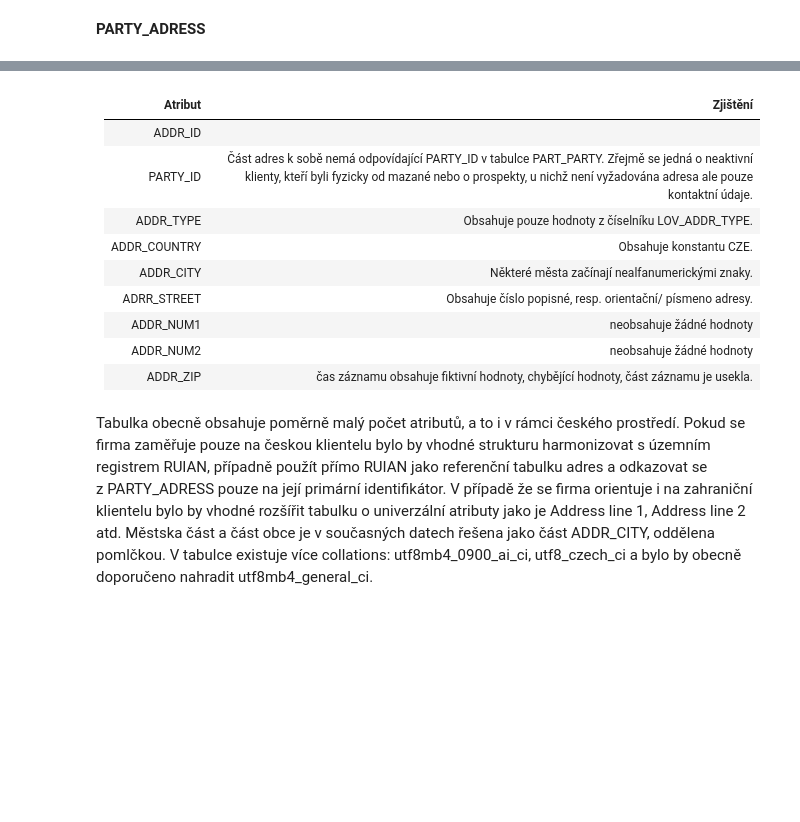
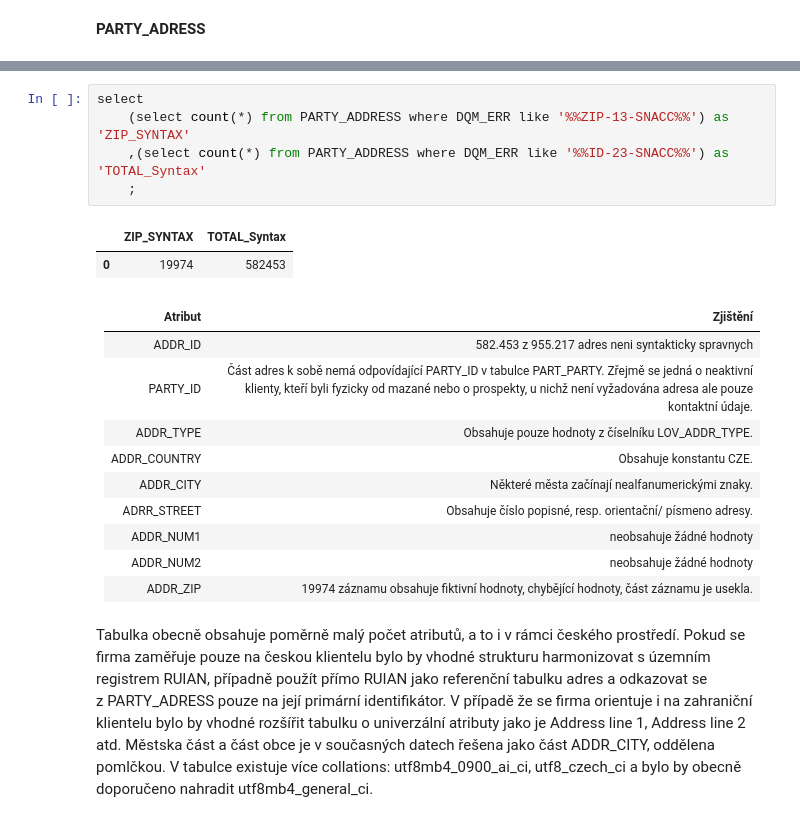
Before and after one commit to JanKlac/4IZ562Teamwork, a Jupyter notebook: Audit_Report.ipynb, the cells around one changed output, grey strips where cells are left out. Drawn from its saved outputs; the diff is of its cells as text; blank space fills up the shorter version.

```diff
--- a/Audit_Report.ipynb
+++ b/Audit_Report.ipynb
@@ -325,7 +300,15 @@ From DQM_MDR WHERE TABLE_NAME = "PARTY_ADDRESS" and COLUMN_NAME not like '%%DQM_
+# %%
+select
+    (select count(*) from PARTY_ADDRESS where DQM_ERR like '%%ZIP-13-SNACC%%') as 'ZIP_SYNTAX'
+    ,(select count(*) from PARTY_ADDRESS where DQM_ERR like '%%ID-23-SNACC%%') as 'TOTAL_Syntax'
+    ;
+# %% [output]
+|  | ZIP_SYNTAX | TOTAL_Syntax |
+| 0 | 19974 | 582453 |
 # %% [markdown]
 |Atribut |Zjištění |
 |-|-|
-|ADDR_ID ||
+|ADDR_ID |582.453 z 955.217 adres neni syntakticky spravnych|
 |PARTY_ID |Část adres k sobě nemá odpovídající PARTY_ID v tabulce PART_PARTY. Zřejmě se jedná o neaktivní klienty, kteří byli fyzicky od mazané nebo o prospekty, u nichž není vyžadována adresa ale pouze kontaktní údaje. |
 |ADDR_TYPE |Obsahuje pouze hodnoty z číselníku LOV_ADDR_TYPE. |
 |ADDR_COUNTRY |Obsahuje konstantu CZE. |
@@ -333,7 +316,7 @@ From DQM_MDR WHERE TABLE_NAME = "PARTY_ADDRESS" and COLUMN_NAME not like '%%DQM_
 |ADRR_STREET |Obsahuje číslo popisné, resp. orientační/ písmeno adresy. |
 |ADDR_NUM1 |neobsahuje žádné hodnoty |
 |ADDR_NUM2 |neobsahuje žádné hodnoty |
-|ADDR_ZIP |čas záznamu obsahuje fiktivní hodnoty, chybějící hodnoty, část záznamu je usekla. |
+|ADDR_ZIP |19974 záznamu obsahuje fiktivní hodnoty, chybějící hodnoty, část záznamu je usekla. |
 # %% [markdown]
 Tabulka obecně obsahuje poměrně malý počet atributů, a to i v rámci českého prostředí. Pokud se firma zaměřuje pouze na českou klientelu bylo by vhodné strukturu harmonizovat s územním registrem RUIAN, případně použít přímo RUIAN jako referenční tabulku adres a odkazovat se z PARTY_ADRESS pouze na její primární identifikátor. V případě že se firma orientuje i na zahraniční klientelu bylo by vhodné rozšířit tabulku o univerzální atributy jako je Address line 1, Address line 2 atd. Městska část a část obce je v současných datech řešena jako část ADDR_CITY, oddělena pomlčkou. V tabulce existuje více collations: utf8mb4_0900_ai_ci, utf8_czech_ci a bylo by obecně doporučeno nahradit utf8mb4_general_ci.
 # %% [markdown]
```
Also changed, not shown: parts of 12 cells of this notebook, 1 other file.
